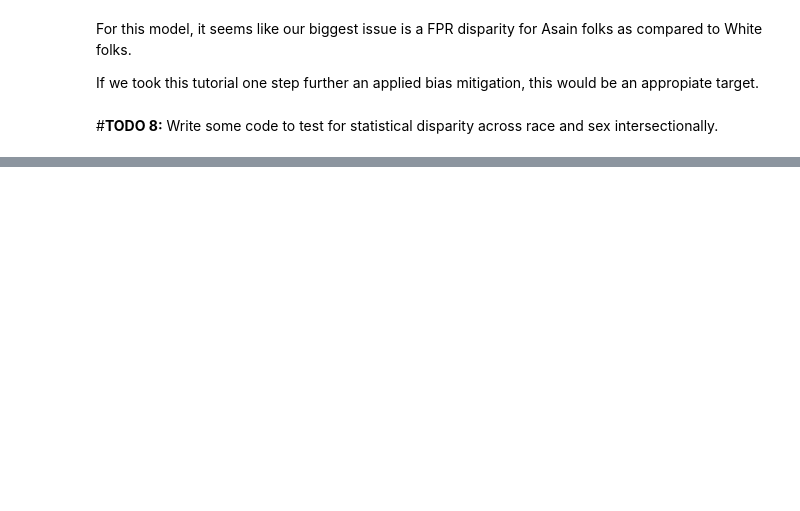
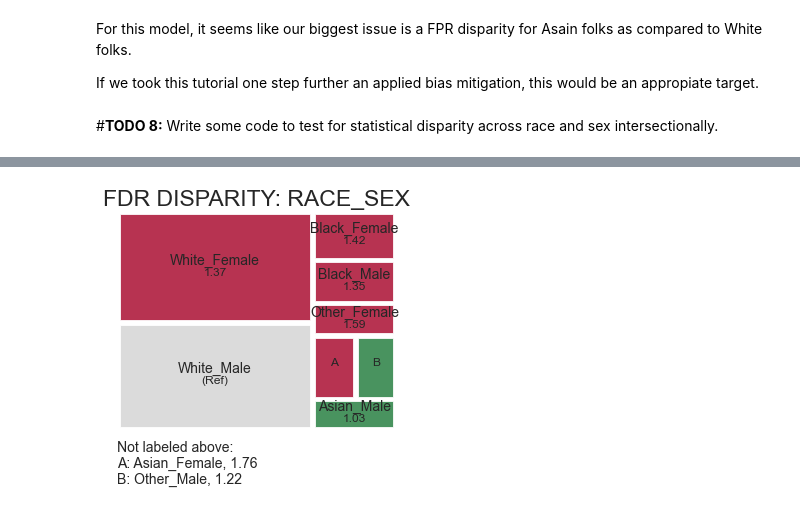
Before and after one commit to yihaozhong/Data_Fairness_Project, a Jupyter notebook: Lab_4_Student.ipynb, the cells around one changed output, grey strips where cells are left out. Saved outputs shown, nothing was run; the diff lists cells and outputs as text; code cells hidden in the pictures; blank space fills up the shorter version.

```diff
--- a/Lab_4_Student.ipynb
+++ b/Lab_4_Student.ipynb
@@ -590,0 +602,4 @@ If we took this tutorial one step further an applied bias mitigation, this would
+# %%
+m = aqp.plot_fairness_disparity(fdf, group_metric='fdr', attribute_name='race_sex')
+# %% [output]
+[figure, added]
```
Also changed, not shown: parts of 13 cells of this notebook.
